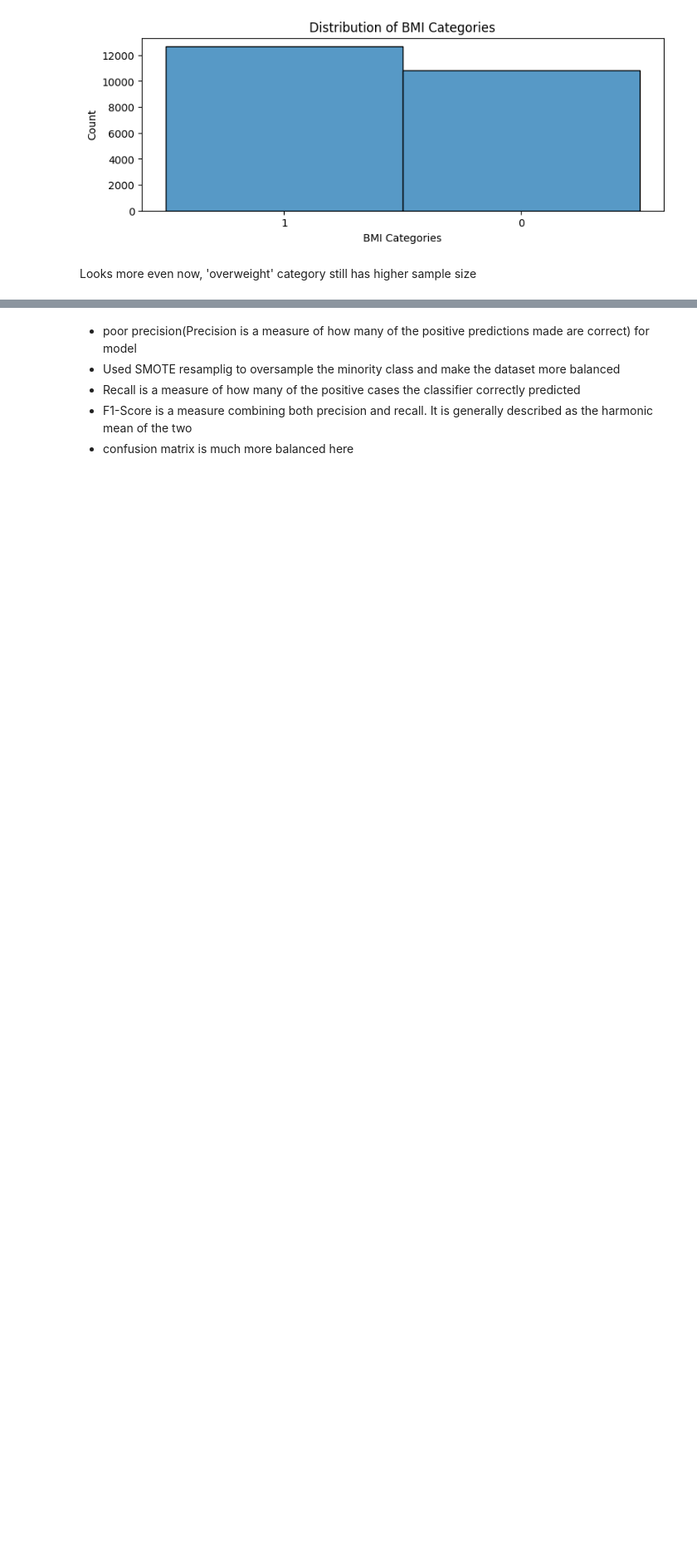
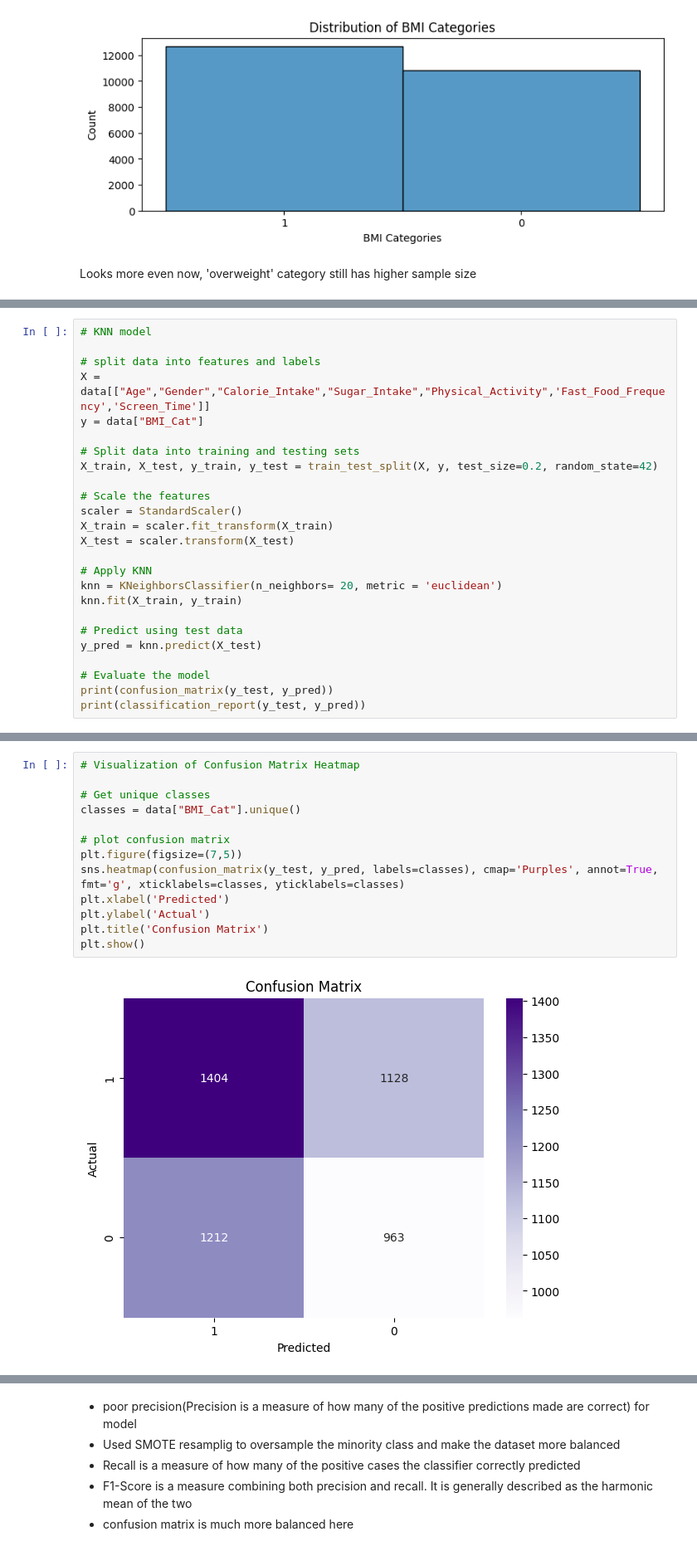
Before and after one commit to Jinyu-Luo/CHL5230, a Jupyter notebook: Datathon_1_BMI_Lily_Edit.ipynb, the cells around one changed output, grey strips where cells are left out. Shown at 83% size. Saved outputs shown, nothing was run; the diff lists cells and outputs as text; blank space fills up the shorter version.

```diff
--- a/Datathon_1_BMI_Lily_Edit.ipynb
+++ b/Datathon_1_BMI_Lily_Edit.ipynb
@@ -218,0 +239,25 @@ for column in data_female.columns:
+# %%
+# KNN model
+
+# split data into features and labels
+X = data[["Age","Gender","Calorie_Intake","Sugar_Intake","Physical_Activity",'Fast_Food_Frequency','Screen_Time']]
+y = data["BMI_Cat"]
+
+# Split data into training and testing sets
+X_train, X_test, y_train, y_test = train_test_split(X, y, test_size=0.2, random_state=42)
+
+# Scale the features
+scaler = StandardScaler()
+X_train = scaler.fit_transform(X_train)
+X_test = scaler.transform(X_test)
+
+# Apply KNN
+knn = KNeighborsClassifier(n_neighbors= 20, metric = 'euclidean')
+knn.fit(X_train, y_train)
+
+# Predict using test data
+y_pred = knn.predict(X_test)
+
+# Evaluate the model
+print(confusion_matrix(y_test, y_pred))
+print(classification_report(y_test, y_pred))
@@ -218,0 +278,15 @@ for column in data_female.columns:
+# %%
+# Visualization of Confusion Matrix Heatmap
+
+# Get unique classes
+classes = data["BMI_Cat"].unique()
+
+# plot confusion matrix
+plt.figure(figsize=(7,5))
+sns.heatmap(confusion_matrix(y_test, y_pred, labels=classes), cmap='Purples', annot=True, fmt='g', xticklabels=classes, yticklabels=classes)
+plt.xlabel('Predicted')
+plt.ylabel('Actual')
+plt.title('Confusion Matrix')
+plt.show()
+# %% [output]
+[figure, added]
```
Also changed, not shown: parts of 19 cells of this notebook.
